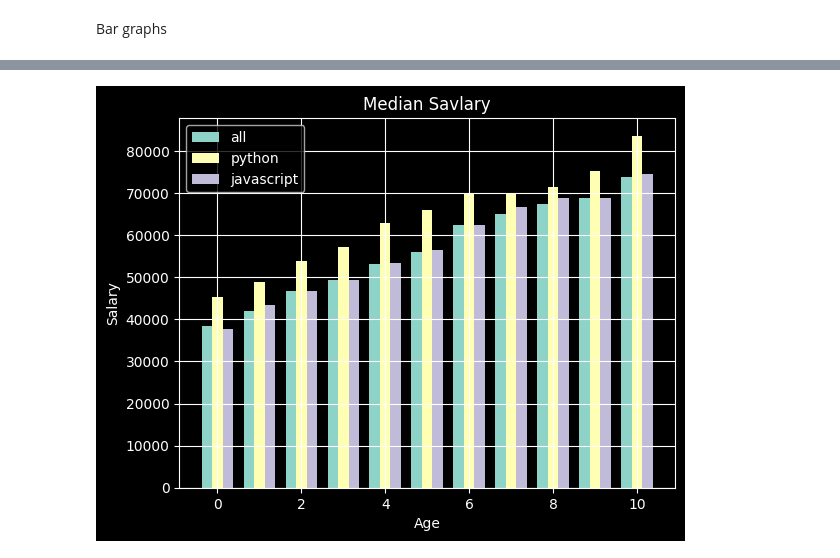
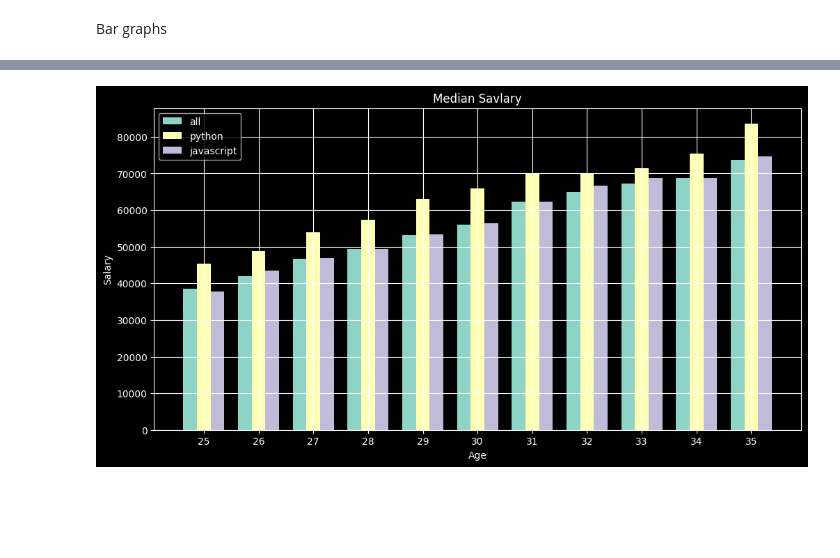
Before and after one commit to YugSavla/DJS_COMPUTE, a Jupyter notebook: Task_1/Ploting.ipynb, the cells around one changed output, grey strips where cells are left out. Saved outputs shown, nothing was run; the diff lists cells and outputs as text; code cells hidden in the pictures; blank space fills up the shorter version.

```diff
--- a/Task_1/Ploting.ipynb
+++ b/Task_1/Ploting.ipynb
@@ -44,23 +44,24 @@ plt.show()
 # %%
 ages_x = [25, 26, 27, 28, 29, 30, 31, 32, 33, 34, 35]
 
 dev_y = [38496, 42000, 46752, 49320, 53200,
          56000, 62316, 64928, 67317, 68748, 73752]
 py_dev_y = [45372, 48876, 53850, 57287, 63016,
             65998, 70003, 70000, 71496, 75370, 83640]
 js_dev_y = [37810, 43515, 46823, 49293, 53437,
             56373, 62375, 66674, 68745, 68746, 74583]
 x_indexes=np.arange(len(ages_x))
 width=0.25
+plt.figure(figsize=(12,6))
 plt.title('Median Savlary')
 plt.xlabel('Age')
 plt.ylabel('Salary')
 plt.bar(x_indexes-width,dev_y,label='all',width=0.25)
 plt.bar(x_indexes,py_dev_y,label='python',width=0.25)
 plt.bar(x_indexes+width,js_dev_y,label='javascript',width=0.25)
 plt.legend()
 plt.grid(True)
-
+plt.xticks(ticks=x_indexes,labels=ages_x)
 plt.show()
 # %% [output]
-[figure, old version]
+[figure, new version]
```
Also changed, not shown: parts of 12 cells of this notebook, 2 other files.
